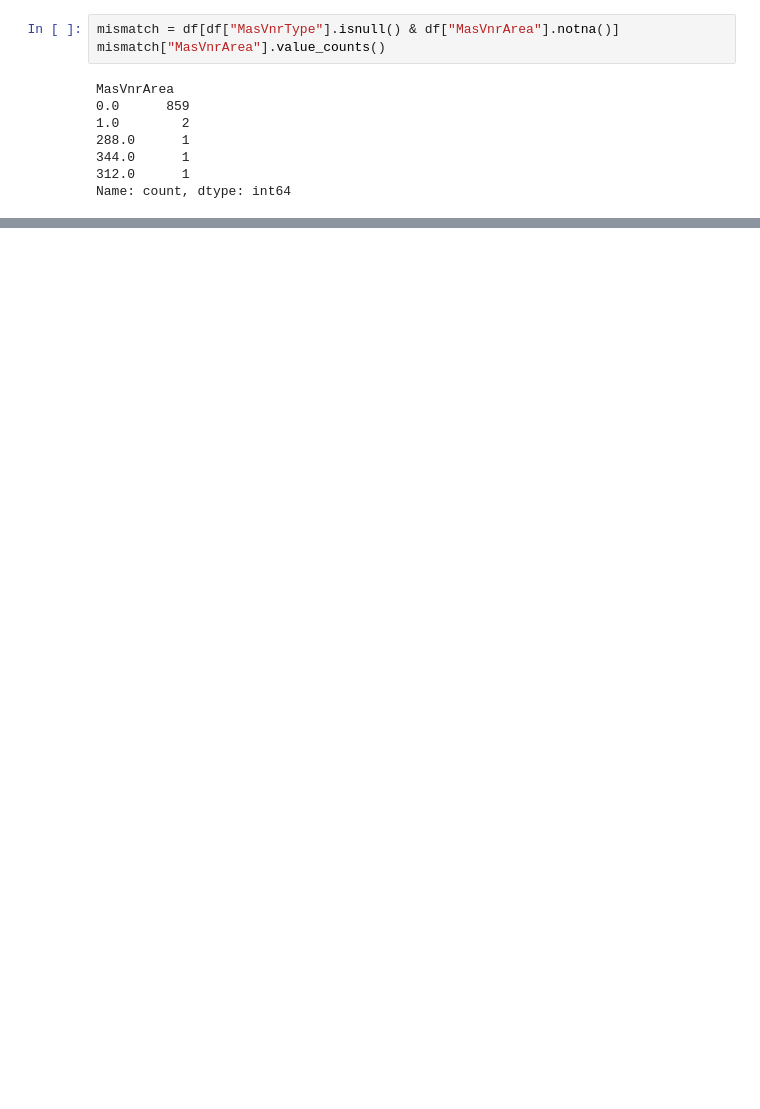
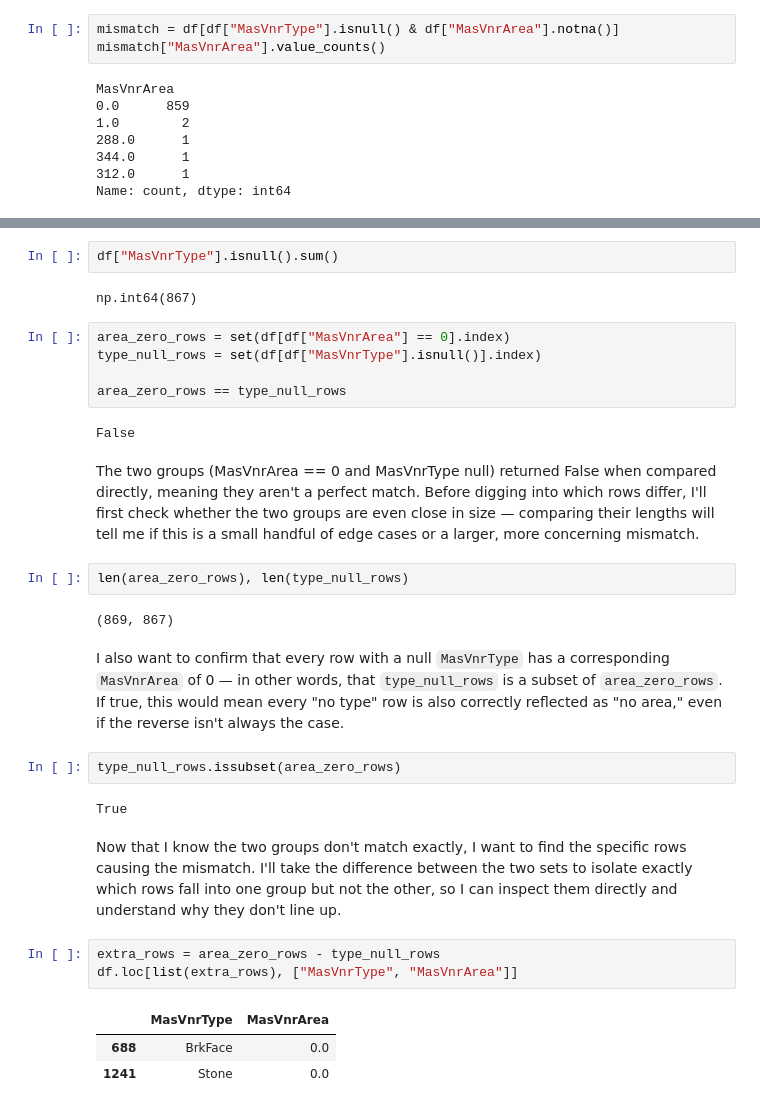
Before and after one commit to Rasengan-125/Ames-Housing, a Jupyter notebook: analysis.ipynb, the cells around one changed output, grey strips where cells are left out. Drawn from its saved outputs; the diff is of its cells as text; blank space fills up the shorter version.

```diff
--- a/analysis.ipynb
+++ b/analysis.ipynb
@@ -276,0 +325,32 @@ Name: count, dtype: int64
+# %%
+df["MasVnrType"].isnull().sum()
+# %% [output]
+np.int64(867)
+# %%
+area_zero_rows = set(df[df["MasVnrArea"] == 0].index)
+type_null_rows = set(df[df["MasVnrType"].isnull()].index)
+
+area_zero_rows == type_null_rows
+# %% [output]
+False
+# %% [markdown]
+The two groups (MasVnrArea == 0 and MasVnrType null) returned False when compared directly, meaning they aren't a perfect match. Before digging into which rows differ, I'll first check whether the two groups are even close in size — comparing their lengths will tell me if this is a small handful of edge cases or a larger, more concerning mismatch.
+# %%
+len(area_zero_rows), len(type_null_rows)
+# %% [output]
+(869, 867)
+# %% [markdown]
+ I also want to confirm that every row with a null `MasVnrType` has a corresponding `MasVnrArea` of 0 — in other words, that `type_null_rows` is a subset of `area_zero_rows`. If true, this would mean every "no type" row is also correctly reflected as "no area," even if the reverse isn't always the case.
+# %%
+type_null_rows.issubset(area_zero_rows)
+# %% [output]
+True
+# %% [markdown]
+Now that I know the two groups don't match exactly, I want to find the specific rows causing the mismatch. I'll take the difference between the two sets to isolate exactly which rows fall into one group but not the other, so I can inspect them directly and understand why they don't line up.
+# %%
+extra_rows = area_zero_rows - type_null_rows
+df.loc[list(extra_rows), ["MasVnrType", "MasVnrArea"]]
+# %% [output]
+|  | MasVnrType | MasVnrArea |
+| 688 | BrkFace | 0.0 |
+| 1241 | Stone | 0.0 |
```
Also changed, not shown: parts of 77 cells of this notebook, 2 other files.
